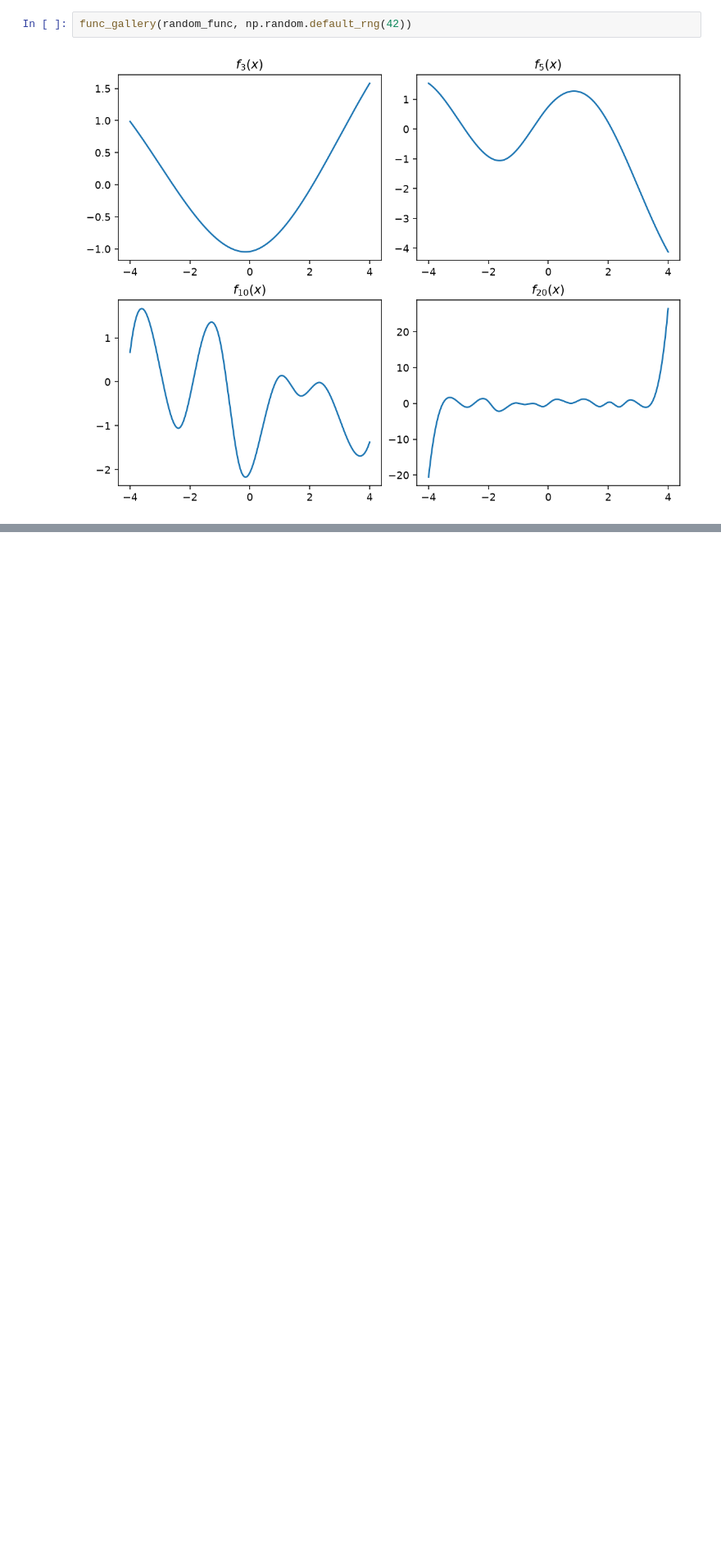
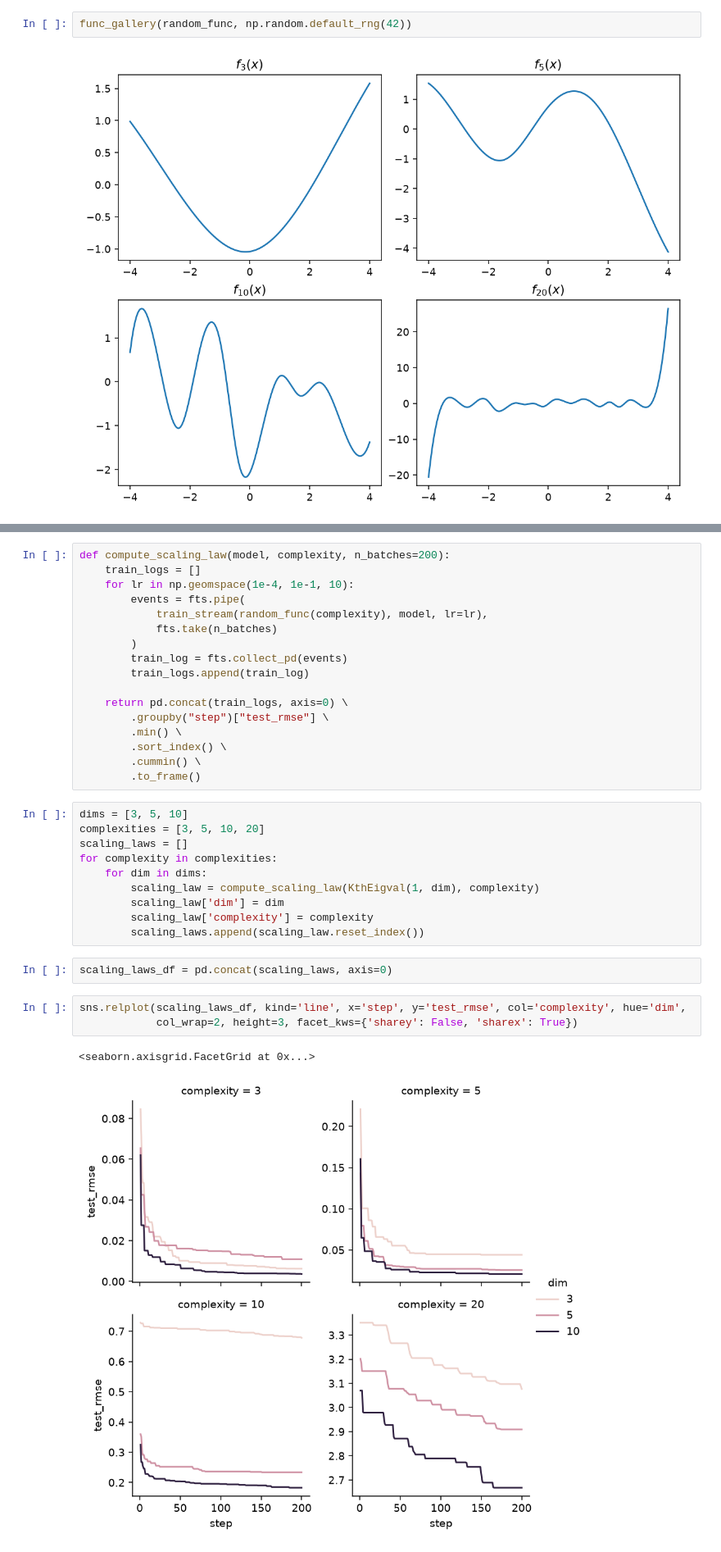
Before and after one commit to alexshtf/spectral_neuron_paper, a Jupyter notebook: notebooks/univariate_fitting.ipynb, the cells around one changed output, grey strips where cells are left out. Shown at 82% size. Drawn from its saved outputs; the diff is of its cells as text; blank space fills up the shorter version.

Commit message:
Train eigenvalue models on random splines

```diff
--- a/notebooks/univariate_fitting.ipynb
+++ b/notebooks/univariate_fitting.ipynb
@@ -38,0 +116,35 @@ func_gallery(random_func, np.random.default_rng(42))
+# %%
+def compute_scaling_law(model, complexity, n_batches=200):
+    train_logs = []
+    for lr in np.geomspace(1e-4, 1e-1, 10):
+        events = fts.pipe(
+            train_stream(random_func(complexity), model, lr=lr),
+            fts.take(n_batches)
+        )
+        train_log = fts.collect_pd(events)
+        train_logs.append(train_log)
+
+    return pd.concat(train_logs, axis=0) \
+        .groupby("step")["test_rmse"] \
+        .min() \
+        .sort_index() \
+        .cummin() \
+        .to_frame()
+# %%
+dims = [3, 5, 10]
+complexities = [3, 5, 10, 20]
+scaling_laws = []
+for complexity in complexities:
+    for dim in dims:
+        scaling_law = compute_scaling_law(KthEigval(1, dim), complexity)
+        scaling_law['dim'] = dim
+        scaling_law['complexity'] = complexity
+        scaling_laws.append(scaling_law.reset_index())
+# %%
+scaling_laws_df = pd.concat(scaling_laws, axis=0)
+# %%
+sns.relplot(scaling_laws_df, kind='line', x='step', y='test_rmse', col='complexity', hue='dim',
+            col_wrap=2, height=3, facet_kws={'sharey': False, 'sharex': True})
+# %% [output]
+<seaborn.axisgrid.FacetGrid at 0x...>
+[figure, added]
```
Also changed, not shown: parts of 4 cells of this notebook, 2 other files.
